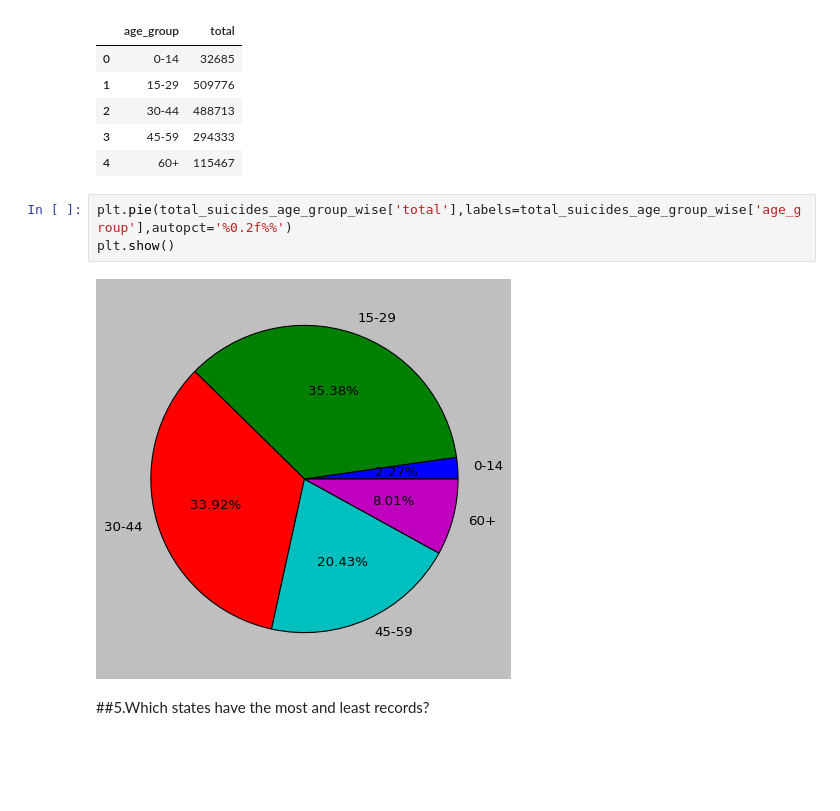
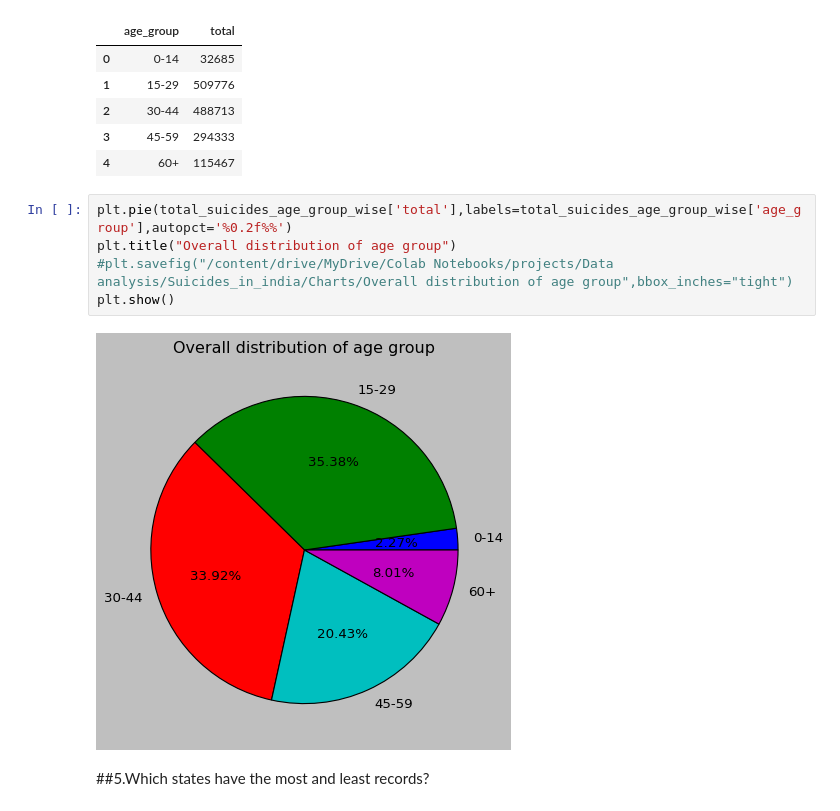
Before and after one commit to nirav-258/suicides-in-india-analysis, a Jupyter notebook: Python Notebooks/suicides_in_india_exploratory_analysis.ipynb, the cells around one changed output. Drawn from its saved outputs; the diff is of its cells as text; blank space fills up the shorter version.

```diff
--- a/Python Notebooks/suicides_in_india_exploratory_analysis.ipynb
+++ b/Python Notebooks/suicides_in_india_exploratory_analysis.ipynb
@@ -103,9 +113,11 @@ total_suicides_age_group_wise
 | 4 | 60+ | 115467 |
 # %%
 plt.pie(total_suicides_age_group_wise['total'],labels=total_suicides_age_group_wise['age_group'],autopct='%0.2f%%')
+plt.title("Overall distribution of age group")
+#plt.savefig("/content/drive/MyDrive/Colab Notebooks/projects/Data analysis/Suicides_in_india/Charts/Overall distribution of age group",bbox_inches="tight")
 plt.show()
 # %% [output]
-[figure, old version]
+[figure, new version]
 # %% [markdown]
 ##5.Which states have the most and least records?
 # %%
```
Also changed, not shown: parts of 3 cells of this notebook, 3 other files.
